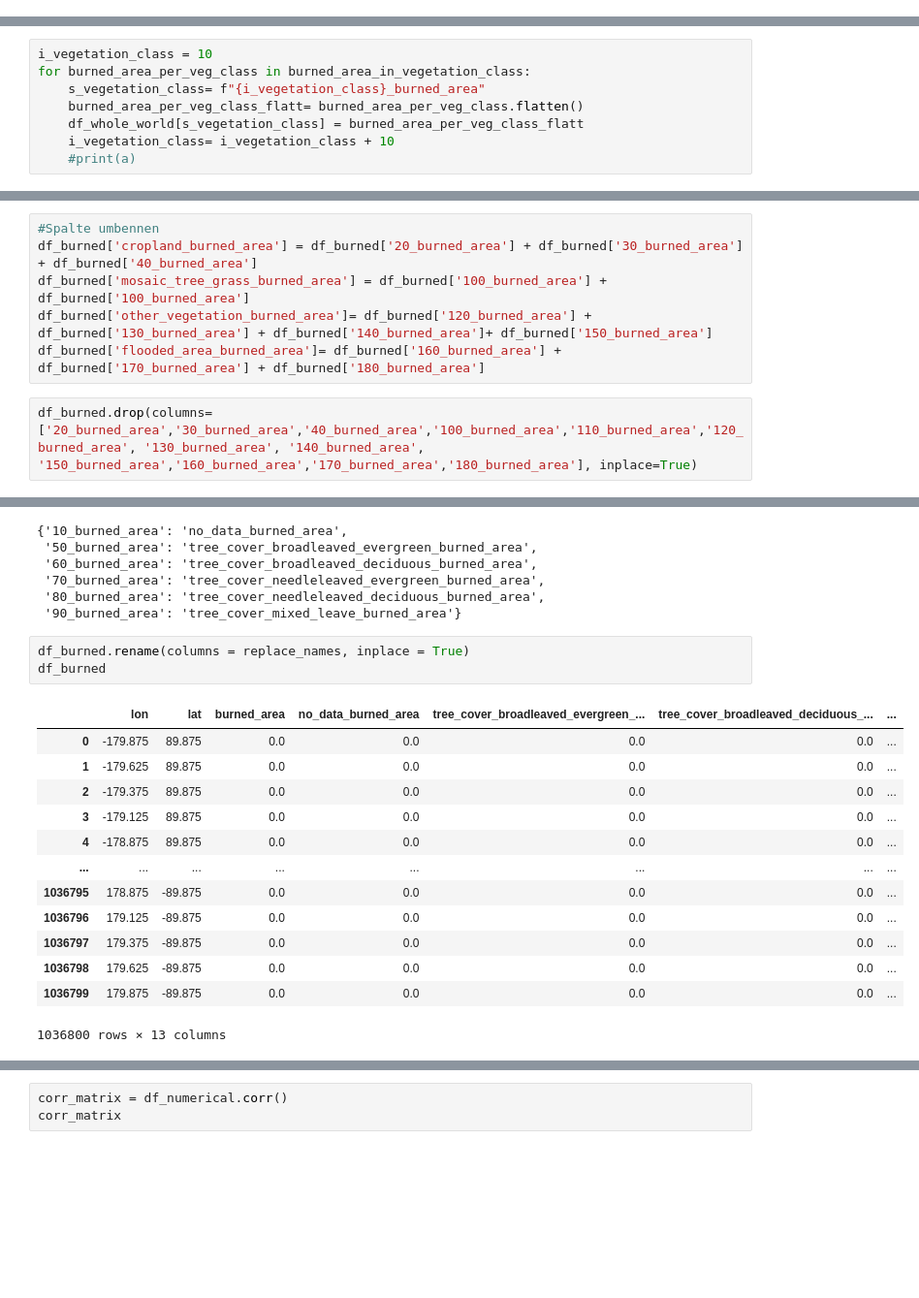
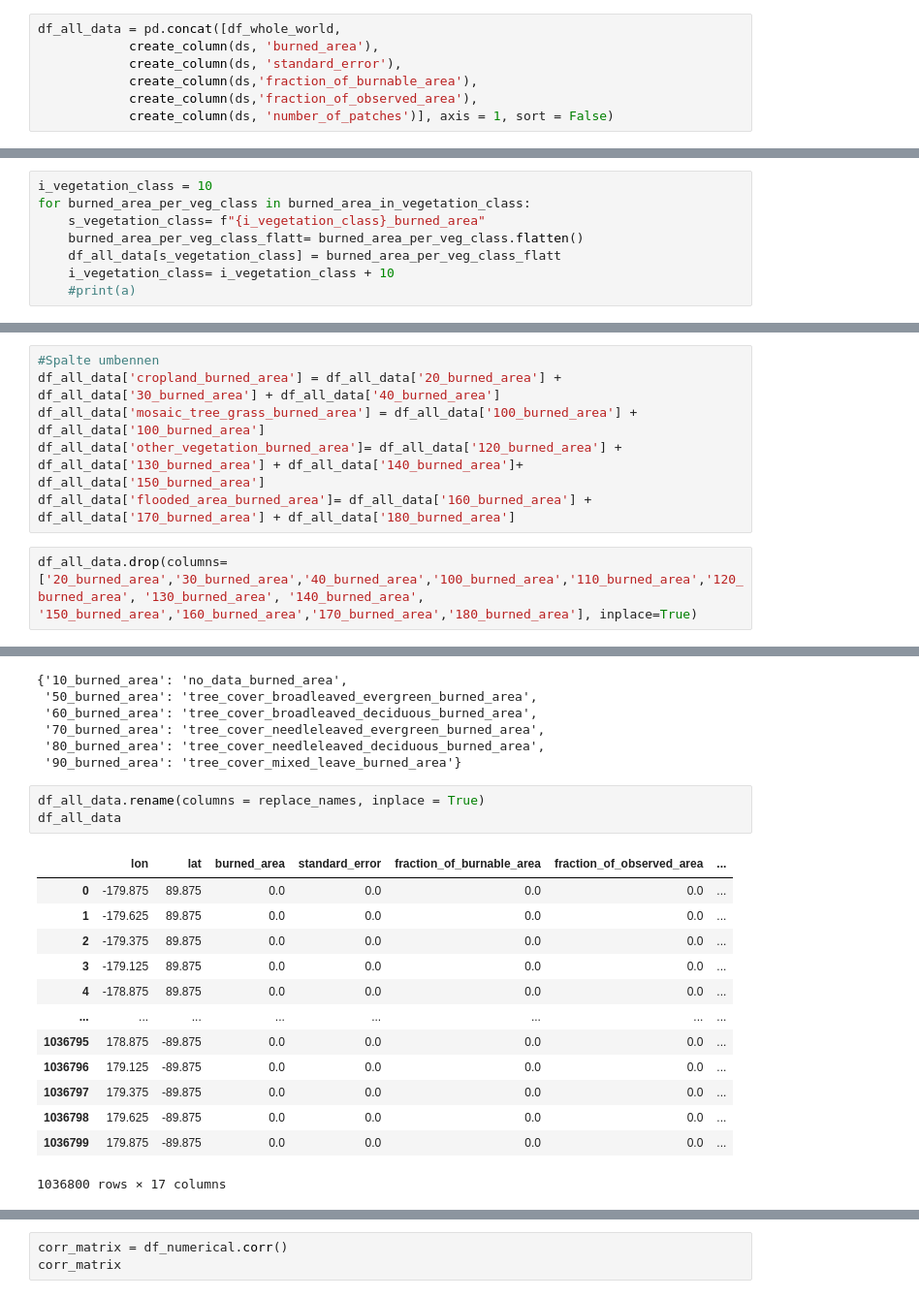
Before and after one commit to sophie-juliette/eda_esa_fire, a Jupyter notebook: concept_data_prep.ipynb, the cells around one changed output, grey strips where cells are left out. Shown at 97% size. Cells and saved outputs as stored; diff of their text form; blank space fills up the shorter version.

```diff
--- a/concept_data_prep.ipynb
+++ b/concept_data_prep.ipynb
@@ -106,0 +178,7 @@ def create_column(dataset, dataframe, number_dimensions,name_variable):
+# %%
+df_all_data = pd.concat([df_whole_world,
+            create_column(ds, 'burned_area'),
+            create_column(ds, 'standard_error'),
+            create_column(ds,'fraction_of_burnable_area'),
+            create_column(ds,'fraction_of_observed_area'),
+            create_column(ds, 'number_of_patches')], axis = 1, sort = False)
@@ -186,6 +273,6 @@ i_vegetation_class = 10
 for burned_area_per_veg_class in burned_area_in_vegetation_class:
     s_vegetation_class= f"{i_vegetation_class}_burned_area"
     burned_area_per_veg_class_flatt= burned_area_per_veg_class.flatten()
-    df_whole_world[s_vegetation_class] = burned_area_per_veg_class_flatt
+    df_all_data[s_vegetation_class] = burned_area_per_veg_class_flatt
     i_vegetation_class= i_vegetation_class + 10
     #print(a)
@@ -209,11 +295,11 @@ df_burned
 # %%
 #Spalte umbennen
-df_burned['cropland_burned_area'] = df_burned['20_burned_area'] + df_burned['30_burned_area'] + df_burned['40_burned_area']
-df_burned['mosaic_tree_grass_burned_area'] = df_burned['100_burned_area'] + df_burned['100_burned_area']
-df_burned['other_vegetation_burned_area']= df_burned['120_burned_area'] + df_burned['130_burned_area'] + df_burned['140_burned_area']+ df_burned['150_burned_area']
-df_burned['flooded_area_burned_area']= df_burned['160_burned_area'] + df_burned['170_burned_area'] + df_burned['180_burned_area']
+df_all_data['cropland_burned_area'] = df_all_data['20_burned_area'] + df_all_data['30_burned_area'] + df_all_data['40_burned_area']
+df_all_data['mosaic_tree_grass_burned_area'] = df_all_data['100_burned_area'] + df_all_data['100_burned_area']
+df_all_data['other_vegetation_burned_area']= df_all_data['120_burned_area'] + df_all_data['130_burned_area'] + df_all_data['140_burned_area']+ df_all_data['150_burned_area']
+df_all_data['flooded_area_burned_area']= df_all_data['160_burned_area'] + df_all_data['170_burned_area'] + df_all_data['180_burned_area']
 # %%
-df_burned.drop(columns=['20_burned_area','30_burned_area','40_burned_area','100_burned_area','110_burned_area','120_burned_area', '130_burned_area', '140_burned_area', '150_burned_area','160_burned_area','170_burned_area','180_burned_area'], inplace=True)
+df_all_data.drop(columns=['20_burned_area','30_burned_area','40_burned_area','100_burned_area','110_burned_area','120_burned_area', '130_burned_area', '140_burned_area', '150_burned_area','160_burned_area','170_burned_area','180_burned_area'], inplace=True)
 # %%
 replace_names={ '10_burned_area': name_vegetation_class[10][0] + "_burned_area",
                 '50_burned_area': name_vegetation_class[50][0] + "_burned_area",
@@ -230,10 +316,10 @@ replace_names
  '80_burned_area': 'tree_cover_needleleaved_deciduous_burned_area',
  '90_burned_area': 'tree_cover_mixed_leave_burned_area'}
 # %%
-df_burned.rename(columns = replace_names, inplace = True)
-df_burned
+df_all_data.rename(columns = replace_names, inplace = True)
+df_all_data
 # %% [output]
-|  | lon | lat | burned_area | no_data_burned_area | tree_cover_broadleaved_evergreen_... | tree_cover_broadleaved_deciduous_... | ... |
+|  | lon | lat | burned_area | standard_error | fraction_of_burnable_area | fraction_of_observed_area | ... |
 | 0 | -179.875 | 89.875 | 0.0 | 0.0 | 0.0 | 0.0 | ... |
 | 1 | -179.625 | 89.875 | 0.0 | 0.0 | 0.0 | 0.0 | ... |
 | 2 | -179.375 | 89.875 | 0.0 | 0.0 | 0.0 | 0.0 | ... |
@@ -245,4 +331,4 @@ df_burned
 | 1036797 | 179.375 | -89.875 | 0.0 | 0.0 | 0.0 | 0.0 | ... |
 | 1036798 | 179.625 | -89.875 | 0.0 | 0.0 | 0.0 | 0.0 | ... |
 | 1036799 | 179.875 | -89.875 | 0.0 | 0.0 | 0.0 | 0.0 | ... |
-1036800 rows × 13 columns
+1036800 rows × 17 columns
```
Also changed, not shown: parts of 104 cells of this notebook.
